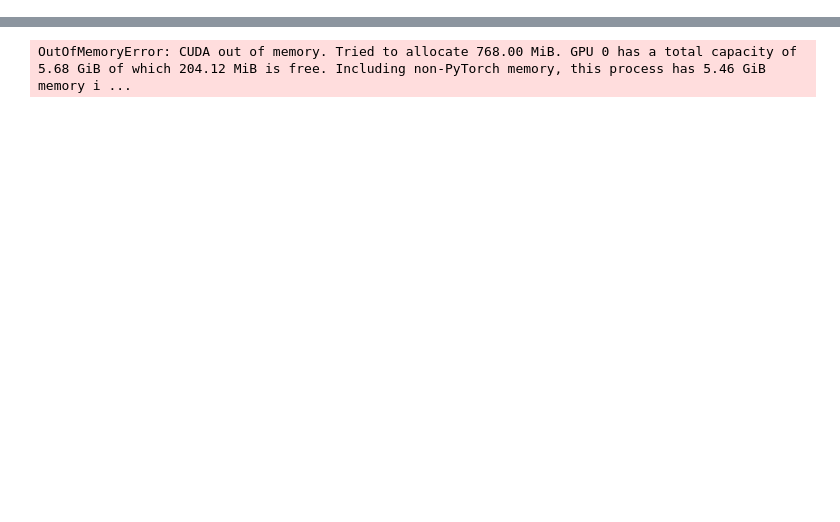
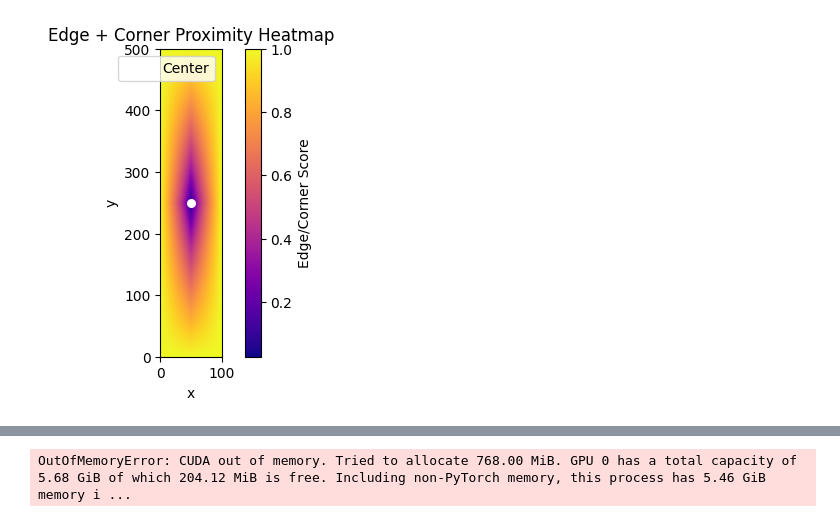
Before and after one commit to MNaseerSubhani/SAM_RSI, a Jupyter notebook: train_test.ipynb, the cells around one changed output, grey strips where cells are left out. Drawn from its saved outputs; the diff is of its cells as text; code cells hidden in the pictures; blank space fills up the shorter version.

```diff
--- a/train_test.ipynb
+++ b/train_test.ipynb
@@ -232,3 +240,39 @@ def process_forward(img_tensor, prompt):
         pred_ins.append(p)
 
     return entropy_maps, pred_ins
+# %%
+import torch
+import matplotlib.pyplot as plt
+
+def edge_corner_score(x, y, x_c, y_c, w, h, gamma=1.0):
+    dx = 2 * torch.abs(x - x_c) / w
+    dy = 2 * torch.abs(y - y_c) / h
+    dx = torch.clamp(dx, 0, 1)
+    dy = torch.clamp(dy, 0, 1)
+    score = (dx + dy - dx * dy) ** gamma
+    return score
+
+# Rectangle parameters
+w, h = 100, 500
+x_c, y_c = w / 2, h / 2
+
+# Create grid of coordinates
+x = torch.linspace(0, w, 400)
+y = torch.linspace(0, h, 300)
+xx, yy = torch.meshgrid(x, y, indexing="xy")
+
+# Compute edge/corner score over the grid
+score_map = edge_corner_score(xx, yy, x_c, y_c, w, h, gamma=0.7)
+
+# Plot the heatmap
+plt.figure(figsize=(6,4))
+plt.imshow(score_map.numpy(), origin="lower", cmap="plasma", extent=[0, w, 0, h])
+plt.colorbar(label="Edge/Corner Score")
+plt.title("Edge + Corner Proximity Heatmap")
+plt.xlabel("x")
+plt.ylabel("y")
+plt.scatter([x_c], [y_c], c="white", s=30, label="Center")
+plt.legend()
+plt.show()
+# %% [output]
+[figure, added]
```
Also changed, not shown: parts of 5 cells of this notebook, 2 other files.
